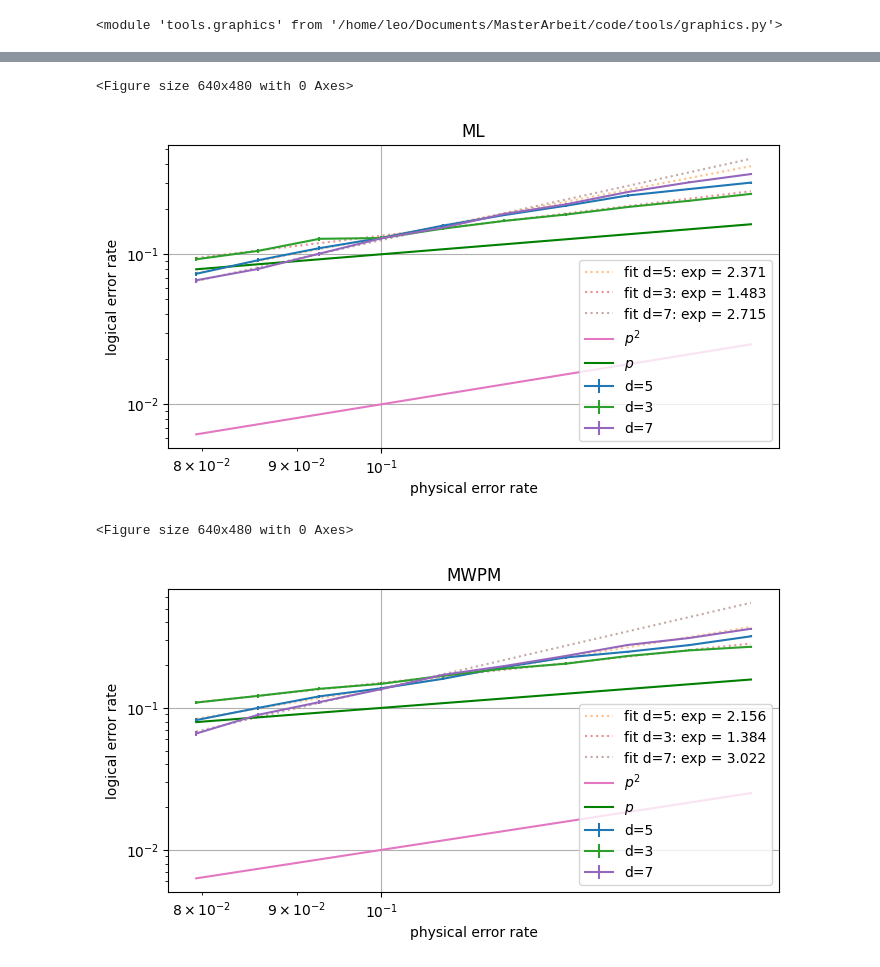
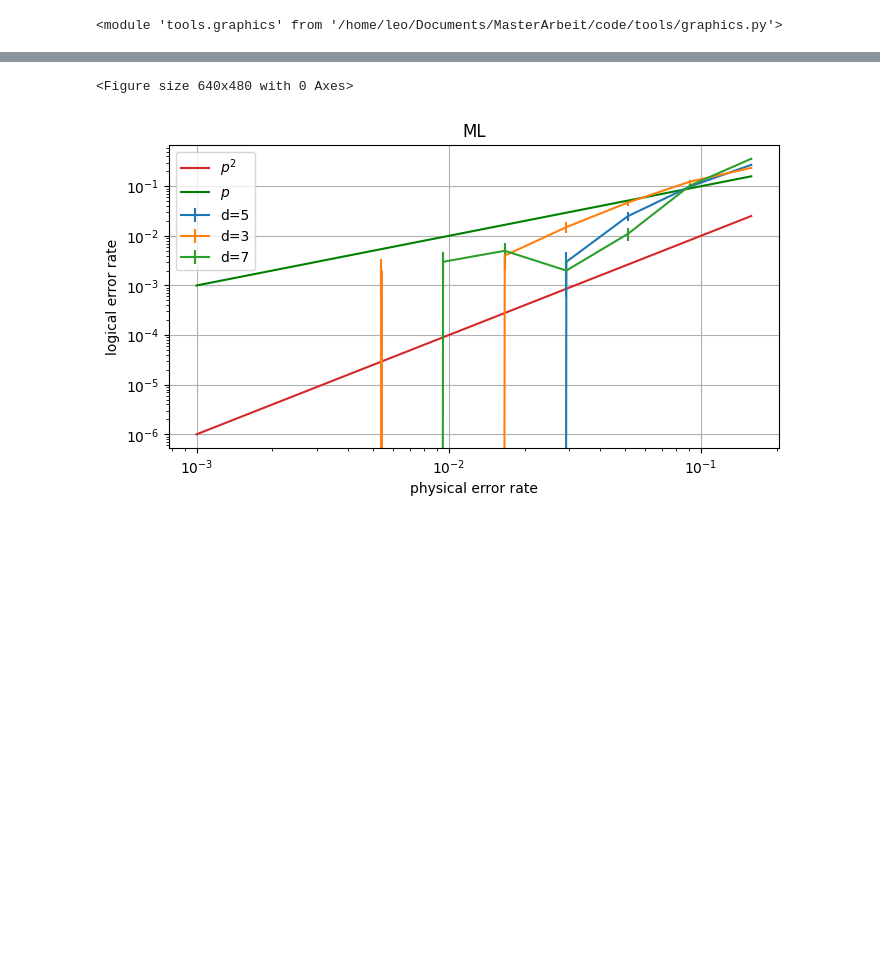
Before and after one commit to leonardlux/MasterArbeit, a Jupyter notebook: code/results_basic.ipynb, the cells around one changed output, grey strips where cells are left out. Saved outputs shown, nothing was run; the diff lists cells and outputs as text; code cells hidden in the pictures; blank space fills up the shorter version.

Commit message:
basic noise model works with new implementation

```diff
--- a/code/results_basic.ipynb
+++ b/code/results_basic.ipynb
@@ -15,9 +15,9 @@ reload(graphic)
 # Global parameters
 distances = [5,3,7]
 rounds = 1
-noise_set = np.logspace(-1.1,-0.8, num=10)
-num_shots = 10_000
-observable = "Z"
+noise_set = np.logspace(-3,-0.8, num=10)
+num_shots = 1_000
+observable = "X"
 
 steane_circuits = [generate_steane_circuit(d,rounds=rounds,observable=observable) for d in distances]
 graphic.save_circuit_diagram(steane_circuits[0],savepath="test_circ.svg")
@@ -201,33 +201,31 @@ graphic.overlay_different_slopes(
 # %%
 graphic.plot_diff_noise_level(
         log_error_rates_ML,
         y_errs_ML,
         distances,
         noise_set,
-        fit_slopes = True,
+        # fit_slopes = True,
         reference_lines = True,
         title="ML"
     )
-graphic.plot_diff_noise_level(
-        log_error_rates_MWPM,
-        y_errs_MWPM,
-        distances,
-        noise_set,
-        fit_slopes = True,
-        reference_lines = True,
-        title="MWPM"
-    )
+# graphic.plot_diff_noise_level(
+#         log_error_rates_MWPM,
+#         y_errs_MWPM,
+#         distances,
+#         noise_set,
+#         fit_slopes = True,
+#         reference_lines = True,
+#         title="MWPM"
+#     )
 # graphic.plot_diff_noise_level(
 #         log_error_rates_MWPM_AK,
 #         y_errs_MWPM_AK,
 #         distances,
 #         noise_set,
 #         fit_slopes = True,
 #         reference_lines = True,
 #         title="MWPM AK"
 #     )
 # %% [output]
 <Figure size 640x480 with 0 Axes>
-[figure, old version]
+[figure, new version]
-<Figure size 640x480 with 0 Axes>
-[figure, removed]
```
Also changed, not shown: parts of 5 cells of this notebook, 10 other files.
